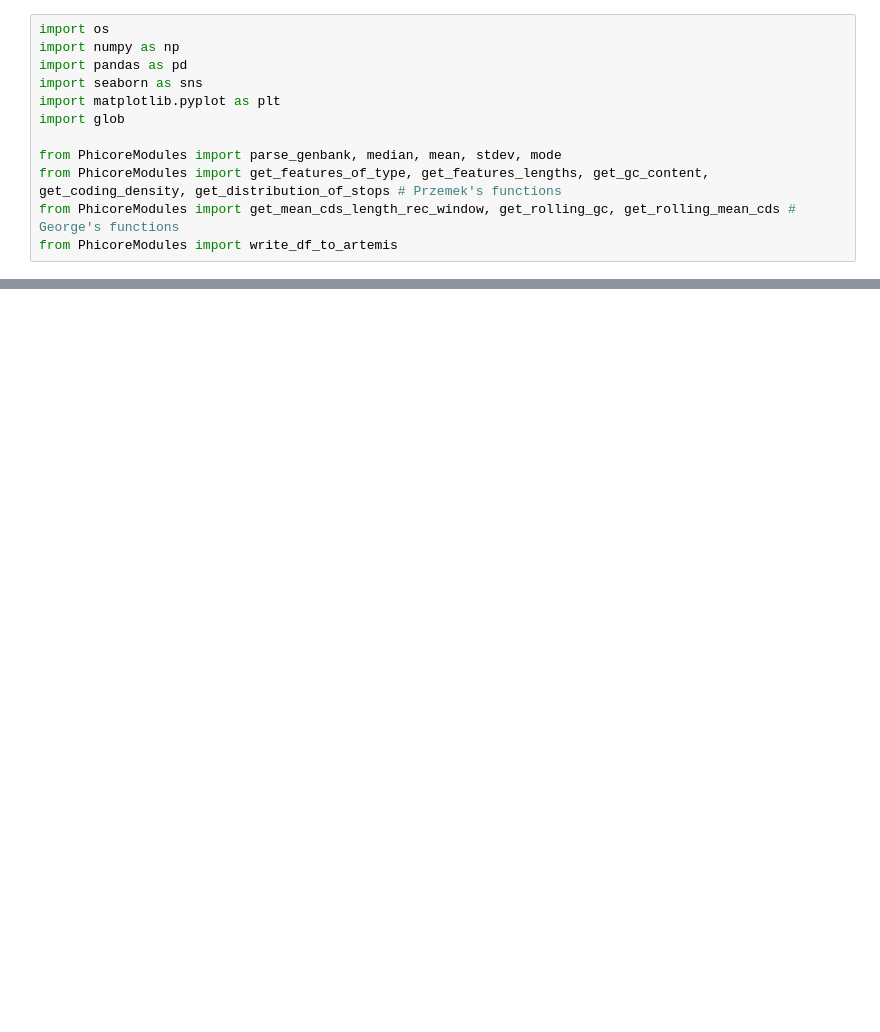
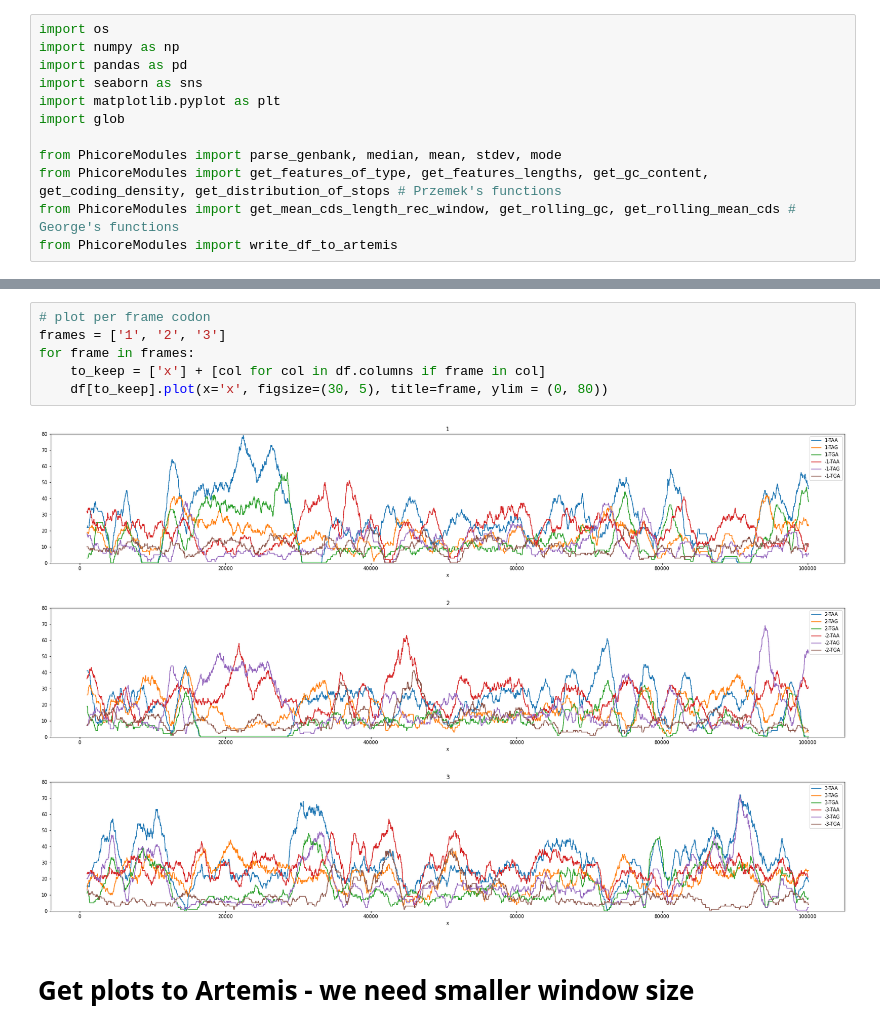
Before and after one commit to npbhavya/Phicore, a Jupyter notebook: getting_started.ipynb, the cells around one changed output, grey strips where cells are left out. Drawn from its saved outputs; the diff is of its cells as text; blank space fills up the shorter version.

```diff
--- a/getting_started.ipynb
+++ b/getting_started.ipynb
@@ -82,0 +130,12 @@ def get_distribution_of_stops_per_frame(seqiorec, window=210, step=30):
+# %%
+# plot per frame codon
+frames = ['1', '2', '3']
+for frame in frames:
+    to_keep = ['x'] + [col for col in df.columns if frame in col]
+    df[to_keep].plot(x='x', figsize=(30, 5), title=frame, ylim = (0, 80))
+# %% [output]
+[figure, added]
+[figure, added]
+[figure, added]
+# %% [markdown]
+# Get plots to Artemis - we need smaller window size
```
Also changed, not shown: parts of 15 cells of this notebook.
